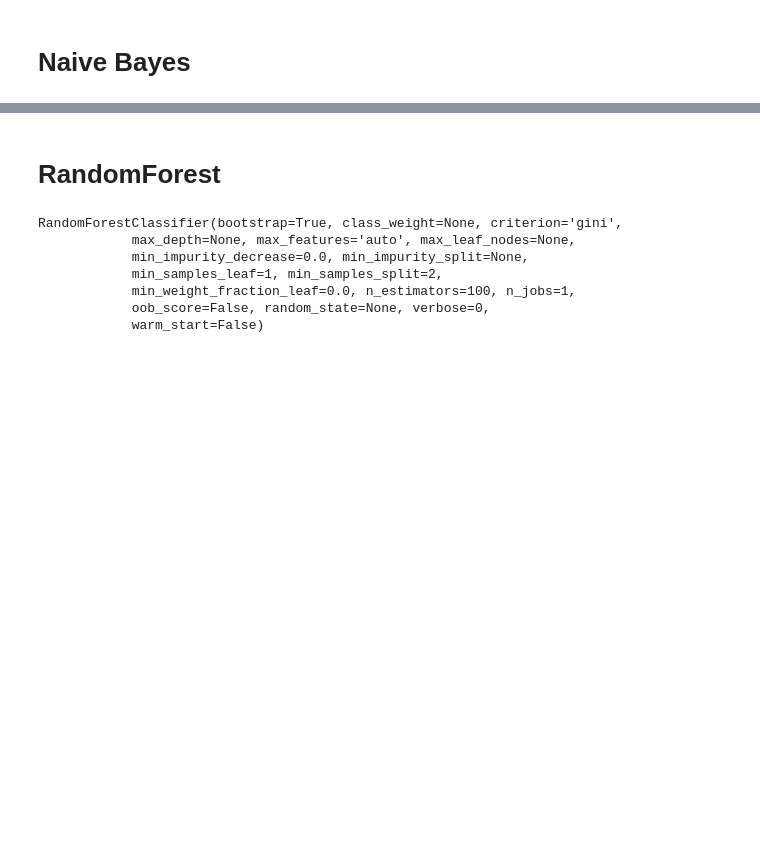
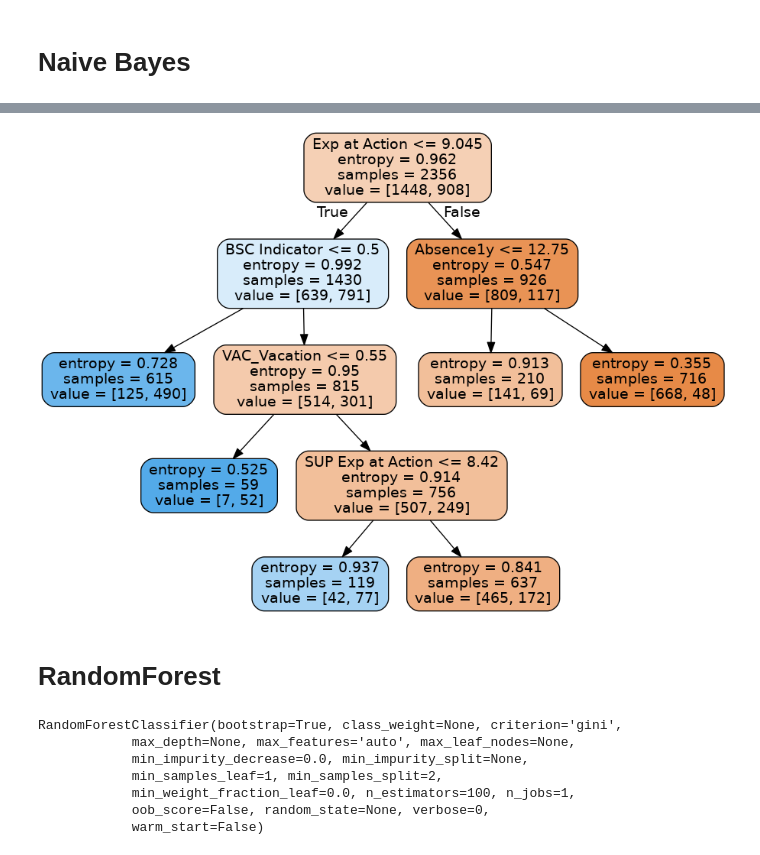
Before and after one commit to teing/HR_Data_Analytic, a Jupyter notebook: My_Playground.ipynb, the cells around one changed output, grey strips where cells are left out. Saved outputs shown, nothing was run; the diff lists cells and outputs as text; code cells hidden in the pictures; blank space fills up the shorter version.

```diff
--- a/My_Playground.ipynb
+++ b/My_Playground.ipynb
@@ -86,0 +110,14 @@ avg / total       0.75      0.72      0.72      2012
+# %%
+X_Train = X_Train_Master.copy()
+X_Test = X_Test_Master.copy()
+Y_Train = Y_Train_Master.copy()
+Y_Test = Y_Test_Master.copy()
+
+#Logistic Regression don't accept NaN value
+DropCol = [
+    'EduAllowYearDiff',
+    'EduAllowFinishedIn1y',
+    'MAX Degree'
+]
+X_Train.drop(DropCol, axis=1, inplace=True)
+X_Test.drop(DropCol, axis=1, inplace=True)
@@ -86,0 +126,4 @@ avg / total       0.75      0.72      0.72      2012
+# %%
+dtree = DecisionTreeClassifier(min_samples_leaf=5, max_leaf_nodes=6, criterion='entropy')
+# %%
+dtree.fit(X_Train,Y_Train)
@@ -86,0 +162,8 @@ avg / total       0.75      0.72      0.72      2012
+# %%
+from IPython.display import Image
+from sklearn.externals.six import StringIO
+from sklearn.tree import export_graphviz
+import pydot
+
+features = list(X_Train.columns[:])
+features
@@ -87,2 +188,10 @@ avg / total       0.75      0.72      0.72      2012
+# %%
+dot_data = StringIO()
+export_graphviz(dtree, out_file=dot_data,feature_names=features,filled=True,rounded=True)
+
+graph = pydot.graph_from_dot_data(dot_data.getvalue())
+Image(graph[0].create_png())
+# %% [output]
+[figure, added]
 # %% [markdown]
 # **RandomForest**
```
Also changed, not shown: parts of 34 cells of this notebook.
